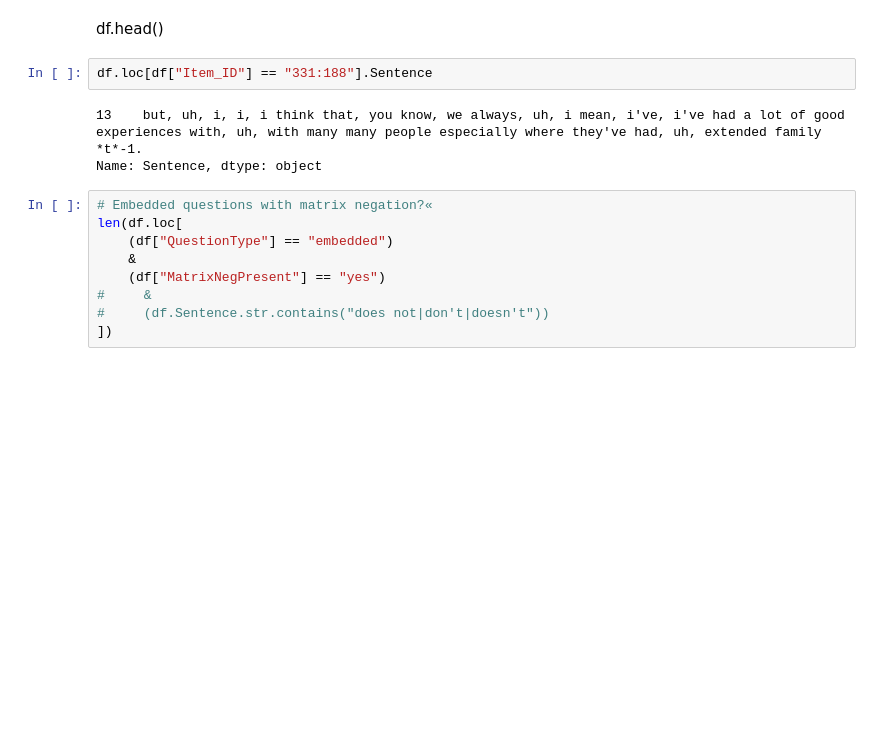
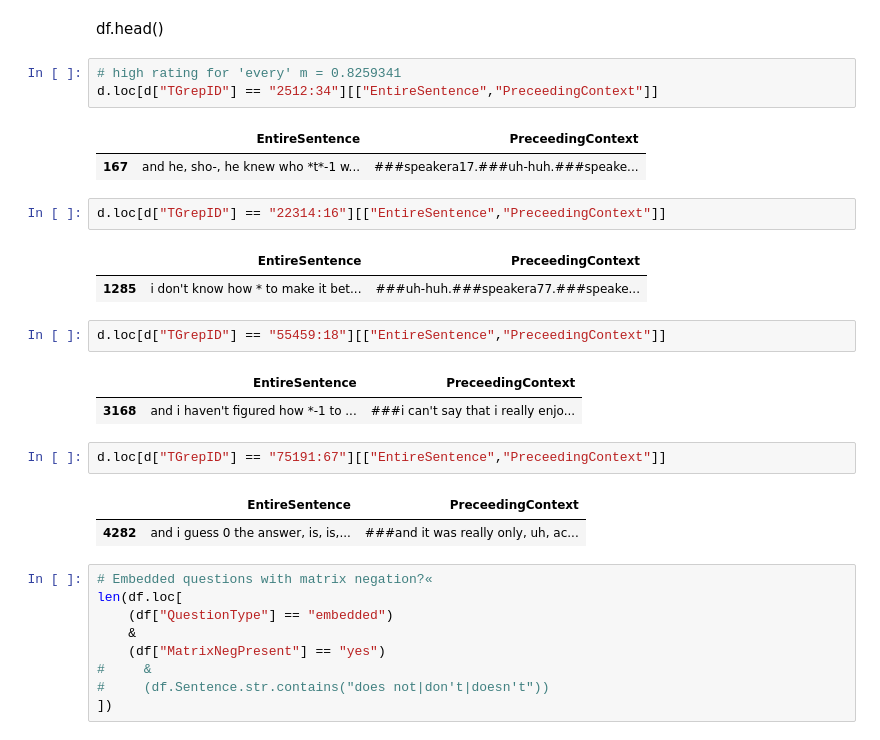
Before and after one commit to mcmoyer11/whquestions-tgrep2, a Jupyter notebook: corpus/analysis/corpus_processing.ipynb, the cells around one changed output. Drawn from its saved outputs; the diff is of its cells as text; blank space fills up the shorter version.

```diff
--- a/corpus/analysis/corpus_processing.ipynb
+++ b/corpus/analysis/corpus_processing.ipynb
@@ -63,10 +58,26 @@ Name: 0, dtype: object
 # %% [markdown]
 df.head()
-# %%
-df.loc[df["Item_ID"] == "331:188"].Sentence
-# %% [output]
-13    but, uh, i, i, i think that, you know, we always, uh, i mean, i've, i've had a lot of good experiences with, uh, with many many people especially where they've had, uh, extended family *t*-1.
-Name: Sentence, dtype: object
+# %%
+# high rating for 'every' m = 0.8259341
+d.loc[d["TGrepID"] == "2512:34"][["EntireSentence","PreceedingContext"]]
+# %% [output]
+|  | EntireSentence | PreceedingContext |
+| 167 | and he, sho-, he knew who *t*-1 w... | ###speakera17.###uh-huh.###speake... |
+# %%
+d.loc[d["TGrepID"] == "22314:16"][["EntireSentence","PreceedingContext"]]
+# %% [output]
+|  | EntireSentence | PreceedingContext |
+| 1285 | i don't know how * to make it bet... | ###uh-huh.###speakera77.###speake... |
+# %%
+d.loc[d["TGrepID"] == "55459:18"][["EntireSentence","PreceedingContext"]]
+# %% [output]
+|  | EntireSentence | PreceedingContext |
+| 3168 | and i haven't figured how *-1 to ... | ###i can't say that i really enjo... |
+# %%
+d.loc[d["TGrepID"] == "75191:67"][["EntireSentence","PreceedingContext"]]
+# %% [output]
+|  | EntireSentence | PreceedingContext |
+| 4282 | and i guess 0 the answer, is, is,... | ###and it was really only, uh, ac... |
 # %%
 # Embedded questions with matrix negation?«
 len(df.loc[
```
Also changed, not shown: parts of 5 cells of this notebook, 19 other files.
